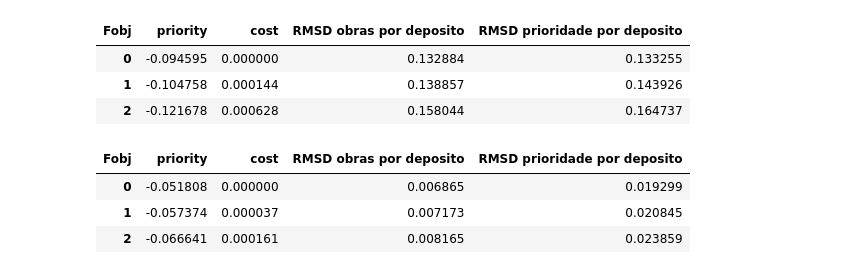
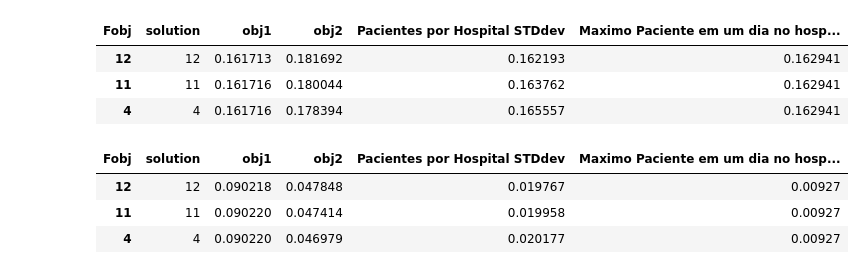
Before and after one commit to thiago-aguilar/pandemic-patient-alocation, a Jupyter notebook: decision_making.ipynb, the cells around one changed output. Saved outputs shown, nothing was run; the diff lists cells and outputs as text; code cells hidden in the pictures.

Commit message:
decision making

```diff
--- a/decision_making.ipynb
+++ b/decision_making.ipynb
@@ -8,6 +9,8 @@ path_solutions = 'solutions/'
 
 solution_df_list = []
 resultados_agrupados_dict = dict()
+X_var_dict = dict()
+N_var_dict = dict()
 for idx, sol in enumerate(os.listdir(path_solutions)):
     path_sol = path_solutions + sol + '/'
 
@@ -15,8 +18,11 @@ for idx, sol in enumerate(os.listdir(path_solutions)):
     sol_df['solution'] = idx
     solution_df_list.append(sol_df)
 
-    resultado_agrupado = pd.read_csv(path_sol + 'resultado_agrupado.csv')
-    resultados_agrupados_dict[idx] = resultado_agrupado
+    X_var = pd.read_csv(path_sol + 'X_var.csv')
+    X_var_dict[idx] = X_var
+
+    N_var = pd.read_csv(path_sol + 'N_var.csv')
+    N_var_dict[idx] = N_var
 
 solution_df = pd.concat(solution_df_list).reset_index(drop=True)
 solution_df.head(3)
@@ -29,13 +35,13 @@ solution_df.head(3)
 df_pivot = (
     solution_df
     .pivot(index='solution', columns='Fobj', values='Result')
-    .rename(columns={'Obj1': 'priority', 'Obj2': 'cost'})
+    .rename(columns={'Obj1': 'obj1', 'Obj2': 'obj2'})
     .reset_index()
-    .sort_values(by='cost')
+    .sort_values(by='obj1')
     # .drop(columns=['Fobj'])
 )
-solutions_drop = pd.Series([24, 28, 13, 7, 6, 3, 16, 11, 2, 18])
-df_pivot_new = df_pivot[~df_pivot['solution'].isin(solutions_drop)]
+# solutions_drop = pd.Series([24, 28, 13, 7, 6, 3, 16, 11, 2, 18])
+df_pivot_new = df_pivot#df_pivot[~df_pivot['solution'].isin(solutions_drop)]
 # %%
 df_pivot = df_pivot_new
 generate_pareto(df_pivot_new)
@@ -76,0 +56,3 @@ resultados_agrupados_dict[5]
+# %%
+# decision_matrix = filtra_fronteira_pareto_func(df_pivot_new)
+decision_matrix = df_pivot_new
@@ -89,3 +106,0 @@ df_pivot['RMSD prioridade por deposito'] = df_pivot.apply(lambda x: np.sqrt(resu
-# %%
-decision_matrix = df_pivot[['priority', 'cost', 'RMSD obras por deposito', 'RMSD prioridade por deposito']].reset_index(drop=True)
-decision_matrix
@@ -140,33 +115,33 @@ decision_matrix
 # %%
 # Normalize matrix
-priority_squared_factor = np.sqrt(np.sum([np.power(elem, 2) for elem in decision_matrix['priority']]))
-cost_squared_factor = np.sqrt(np.sum([np.power(elem, 2) for elem in decision_matrix['cost']]))
-RMSD_obra_factor = np.sqrt(np.sum([np.power(elem, 2) for elem in decision_matrix['RMSD obras por deposito']]))
-RMSD_priority_factor = np.sqrt(np.sum([np.power(elem, 2) for elem in decision_matrix['RMSD prioridade por deposito']]))
+obj1_factor = np.sqrt(np.sum([np.power(elem, 2) for elem in decision_matrix['obj1']]))
+obj2_factor = np.sqrt(np.sum([np.power(elem, 2) for elem in decision_matrix['obj2']]))
+pacientes_hosp_sttdev_factor = np.sqrt(np.sum([np.power(elem, 2) for elem in decision_matrix['Pacientes por Hospital STDdev']]))
+max_paciente_factor = np.sqrt(np.sum([np.power(elem, 2) for elem in decision_matrix['Maximo Paciente em um dia no hospital']]))
 
 normalized_matrix = decision_matrix.copy()
-normalized_matrix['priority'] = normalized_matrix['priority'] / priority_squared_factor
-normalized_matrix['cost'] = normalized_matrix['cost'] / cost_squared_factor
-normalized_matrix['RMSD obras por deposito'] = normalized_matrix['RMSD obras por deposito'] / RMSD_obra_factor
-normalized_matrix['RMSD prioridade por deposito'] = normalized_matrix['RMSD prioridade por deposito'] / RMSD_priority_factor
+normalized_matrix['obj1'] = normalized_matrix['obj1'] / obj1_factor
+normalized_matrix['obj2'] = normalized_matrix['obj2'] / obj2_factor
+normalized_matrix['Pacientes por Hospital STDdev'] = normalized_matrix['Pacientes por Hospital STDdev'] / pacientes_hosp_sttdev_factor
+normalized_matrix['Maximo Paciente em um dia no hospital'] = normalized_matrix['Maximo Paciente em um dia no hospital'] / max_paciente_factor
 normalized_matrix.head(3)
 # %% [output]
-| Fobj | priority | cost | RMSD obras por deposito | RMSD prioridade por deposito |
-| 0 | -0.094595 | 0.000000 | 0.132884 | 0.133255 |
-| 1 | -0.104758 | 0.000144 | 0.138857 | 0.143926 |
-| 2 | -0.121678 | 0.000628 | 0.158044 | 0.164737 |
+| Fobj | solution | obj1 | obj2 | Pacientes por Hospital STDdev | Maximo Paciente em um dia no hosp... |
+| 12 | 12 | 0.161713 | 0.181692 | 0.162193 | 0.162941 |
+| 11 | 11 | 0.161716 | 0.180044 | 0.163762 | 0.162941 |
+| 4 | 4 | 0.161716 | 0.178394 | 0.165557 | 0.162941 |
-# %%
-# Apply weights
-weighted_matrix = normalized_matrix.copy()
-weighted_matrix['priority'] = weighted_matrix['priority'] * w_priority
-weighted_matrix['cost'] = weighted_matrix['cost'] * w_cost
-weighted_matrix['RMSD obras por deposito'] = weighted_matrix['RMSD obras por deposito'] * w_obras_por_deposito
-weighted_matrix['RMSD prioridade por deposito'] = weighted_matrix['RMSD prioridade por deposito'] * w_priority_por_deposito
-weighted_matrix.head(3)
-# %% [output]
-| Fobj | priority | cost | RMSD obras por deposito | RMSD prioridade por deposito |
-| 0 | -0.051808 | 0.000000 | 0.006865 | 0.019299 |
-| 1 | -0.057374 | 0.000037 | 0.007173 | 0.020845 |
-| 2 | -0.066641 | 0.000161 | 0.008165 | 0.023859 |
+# %%
+# Apply weights
+weighted_matrix = normalized_matrix.copy()
+weighted_matrix['obj1'] = weighted_matrix['obj1'] * w_obj1
+weighted_matrix['obj2'] = weighted_matrix['obj2'] * w_obj2
+weighted_matrix['Pacientes por Hospital STDdev'] = weighted_matrix['Pacientes por Hospital STDdev'] * w_pacientes_por_hosp_stddev
+weighted_matrix['Maximo Paciente em um dia no hospital'] = weighted_matrix['Maximo Paciente em um dia no hospital'] * w_max_pacientes_day
+weighted_matrix.head(3)
+# %% [output]
+| Fobj | solution | obj1 | obj2 | Pacientes por Hospital STDdev | Maximo Paciente em um dia no hosp... |
+| 12 | 12 | 0.090218 | 0.047848 | 0.019767 | 0.00927 |
+| 11 | 11 | 0.090220 | 0.047414 | 0.019958 | 0.00927 |
+| 4 | 4 | 0.090220 | 0.046979 | 0.020177 | 0.00927 |
 # %%
 # Store best and worst decisions
```
Also changed, not shown: parts of 17 cells of this notebook, 11 other files.
